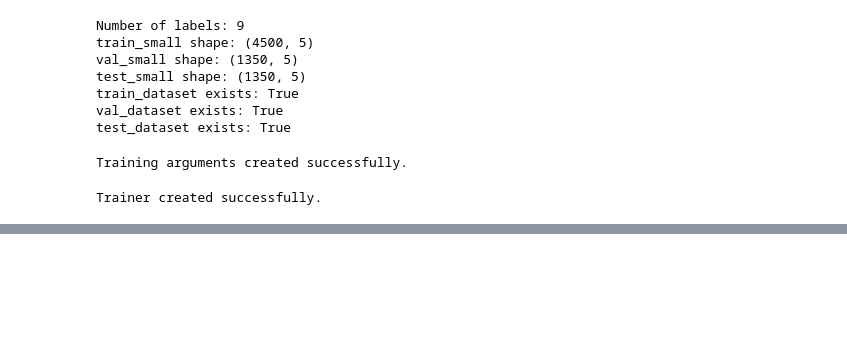
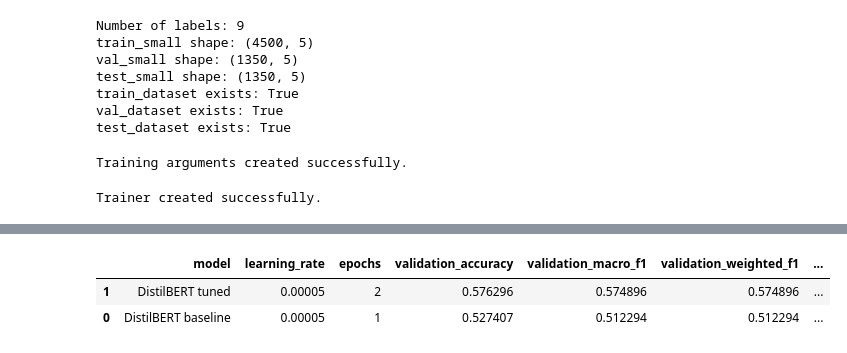
Before and after one commit to kacquahIBS/TextMiningAndNaturalLanguageProcessingHomeAssignment, a Jupyter notebook: Notebooks/03_neural_model_distilbert.ipynb, the cells around one changed output, grey strips where cells are left out. Drawn from its saved outputs; the diff is of its cells as text; code cells hidden in the pictures; blank space fills up the shorter version.

Commit message:
Created and compared all 3 models

```diff
--- a/Notebooks/03_neural_model_distilbert.ipynb
+++ b/Notebooks/03_neural_model_distilbert.ipynb
@@ -320,0 +411,11 @@ DistilBERT validation results:
+# %%
+# Trainer for the 2-epoch model
+trainer_2epoch = Trainer(
+    model=model_2epoch,
+    args=training_args_2epoch,
+    train_dataset=train_dataset,
+    eval_dataset=val_dataset,
+    compute_metrics=compute_metrics
+)
+
+print("2-epoch Trainer created successfully.")
@@ -320,0 +424,3 @@ DistilBERT validation results:
+# %%
+# Train the 2-epoch model
+trainer_2epoch.train()
@@ -320,0 +433,6 @@ DistilBERT validation results:
+# %%
+# Evaluate the 2-epoch model on the validation set
+bert_2epoch_val_results = trainer_2epoch.evaluate()
+
+print("2-epoch DistilBERT validation results:")
+print(bert_2epoch_val_results)
@@ -320,0 +445,40 @@ DistilBERT validation results:
+# %%
+# Create comparison table for the DistilBERT
+distilbert_comparison_df = pd.DataFrame([
+    {
+        "model": "DistilBERT baseline",
+        "learning_rate": 5e-5,
+        "epochs": 1,
+        "validation_accuracy": bert_val_results["eval_accuracy"],
+        "validation_macro_f1": bert_val_results["eval_macro_f1"],
+        "validation_weighted_f1": bert_val_results["eval_weighted_f1"],
+        "validation_loss": bert_val_results["eval_loss"]
+    },
+    {
+        "model": "DistilBERT tuned",
+        "learning_rate": 5e-5,
+        "epochs": 2,
+        "validation_accuracy": bert_2epoch_val_results["eval_accuracy"],
+        "validation_macro_f1": bert_2epoch_val_results["eval_macro_f1"],
+        "validation_weighted_f1": bert_2epoch_val_results["eval_weighted_f1"],
+        "validation_loss": bert_2epoch_val_results["eval_loss"]
+    }
+])
+
+# Sort by validation macro F1
+distilbert_comparison_df = distilbert_comparison_df.sort_values(
+    by="validation_macro_f1",
+    ascending=False
+)
+
+# Save comparison table
+distilbert_comparison_df.to_csv(
+    "../results/tables/distilbert_comparison_results.csv",
+    index=False
+)
+
+distilbert_comparison_df
+# %% [output]
+|  | model | learning_rate | epochs | validation_accuracy | validation_macro_f1 | validation_weighted_f1 | ... |
+| 1 | DistilBERT tuned | 0.00005 | 2 | 0.576296 | 0.574896 | 0.574896 | ... |
+| 0 | DistilBERT baseline | 0.00005 | 1 | 0.527407 | 0.512294 | 0.512294 | ... |
```
Also changed, not shown: parts of 15 cells of this notebook, 16 other files.
